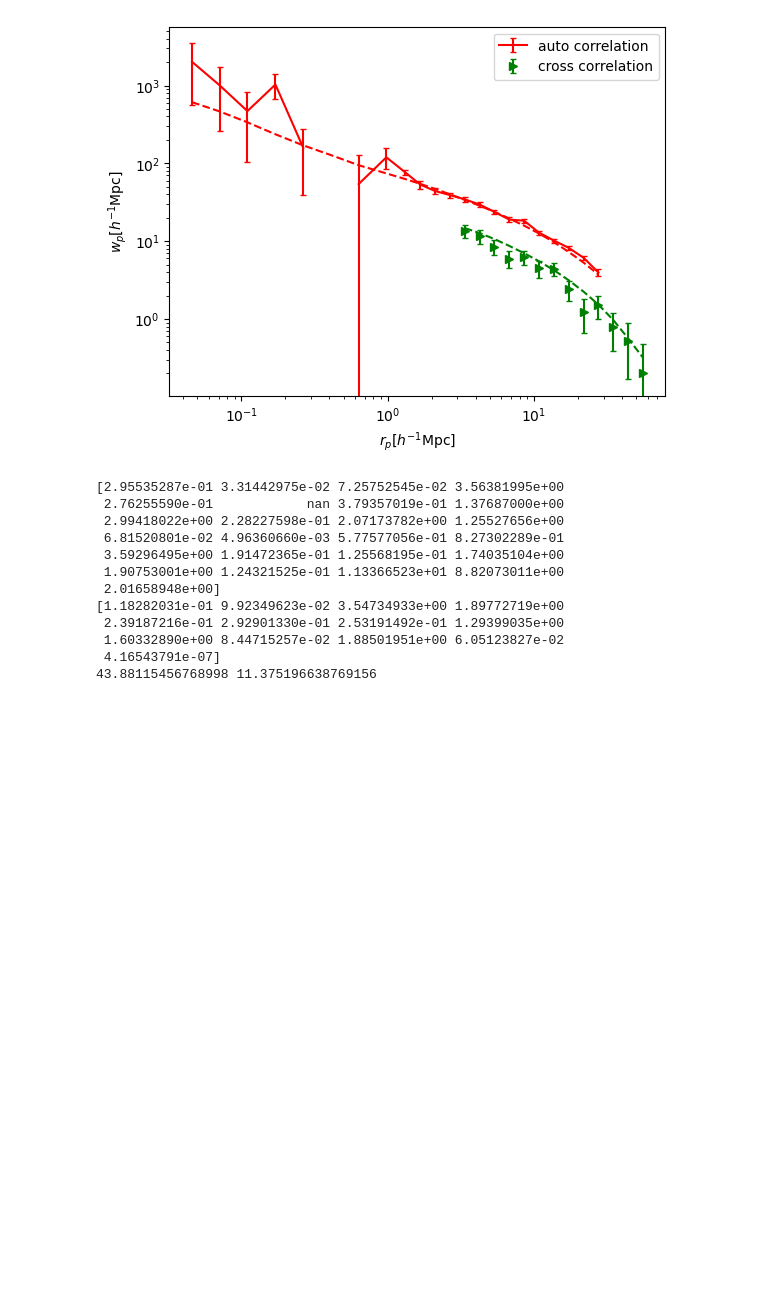
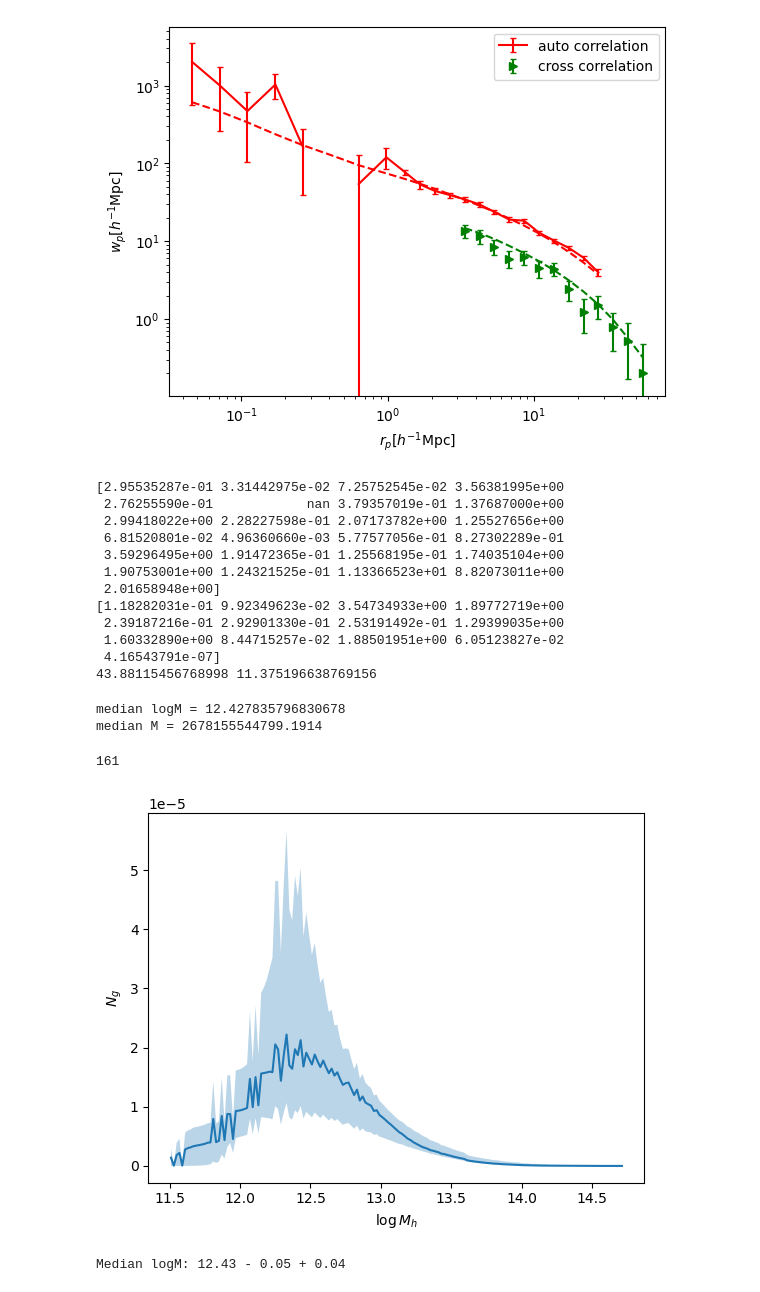
Before and after one commit to MeloDi-23/quasar-CMB-lensing-correlation, a Jupyter notebook: mcmc/python/model_general/figureplot_MCMC.ipynb, the cells around one changed output. Cells and saved outputs as stored; diff of their text form; code cells hidden in the pictures; blank space fills up the shorter version.

```diff
--- a/mcmc/python/model_general/figureplot_MCMC.ipynb
+++ b/mcmc/python/model_general/figureplot_MCMC.ipynb
@@ -233,3 +262,62 @@ print(np.nan_to_num(((pre_auto - signal_auto) / err_auto)**2).sum(), (((pre_cros
  1.60332890e+00 8.44715257e-02 1.88501951e+00 6.05123827e-02
  4.16543791e-07]
 43.88115456768998 11.375196638769156
+# %%
+N_g = (module.N_c(logM, par) + module.N_s(logM, par)) * Nh
+
+weights = np.nan_to_num(N_g, nan=0.0)
+total = weights.sum()
+if total == 0:
+    median_logM = np.nan
+else:
+    cdf = np.cumsum(weights) / total
+    median_logM = np.interp(0.5, cdf, logM)
+
+median_M = 10**median_logM
+print(f"median logM = {median_logM}")
+print(f"median M = {median_M}")
+# %% [output]
+median logM = 12.427835796830678
+median M = 2678155544799.1914
+# %%
+import tqdm
+
+med_logM = []
+ngs = []
+
+res = chain
+for c in tqdm.tqdm(res):
+    par = parameter.full_parameters(c)
+    N_g = (module.N_c(logM, par) + module.N_s(logM, par)) * Nh
+    weights = np.nan_to_num(N_g, nan=0.0)
+    total = weights.sum()
+    if total == 0:
+        median_logM = np.nan
+    else:
+        cdf = np.cumsum(weights) / total
+        median_logM = np.interp(0.5, cdf, logM)
+    ngs.append(N_g)
+    med_logM.append(median_logM)
+# %%
+logM.size
+# %% [output]
+161
+# %%
+ngs = np.array(ngs)
+ng_m = np.percentile(ngs, 50, axis=0)
+ng_u = np.percentile(ngs, 50+34.1, axis=0)
+ng_d = np.percentile(ngs, 50-34.1, axis=0)
+
+plt.plot(logM, ng_m)
+plt.fill_between(logM, ng_d, ng_u, alpha=0.3)
+plt.xlabel(r'$\log M_h$')
+plt.ylabel(r'$N_g$')
+plt.show()
+# %% [output]
+[figure, added]
+# %%
+per_res = np.percentile(med_logM, [16, 50, 84])
+
+print('Median logM: {:.2f} - {:.2f} + {:.2f}'.format(per_res[1], per_res[1]-per_res[0], per_res[2]-per_res[1]))
+# %% [output]
+Median logM: 12.43 - 0.05 + 0.04
```
Also changed, not shown: parts of 7 cells of this notebook, 22 other files.
